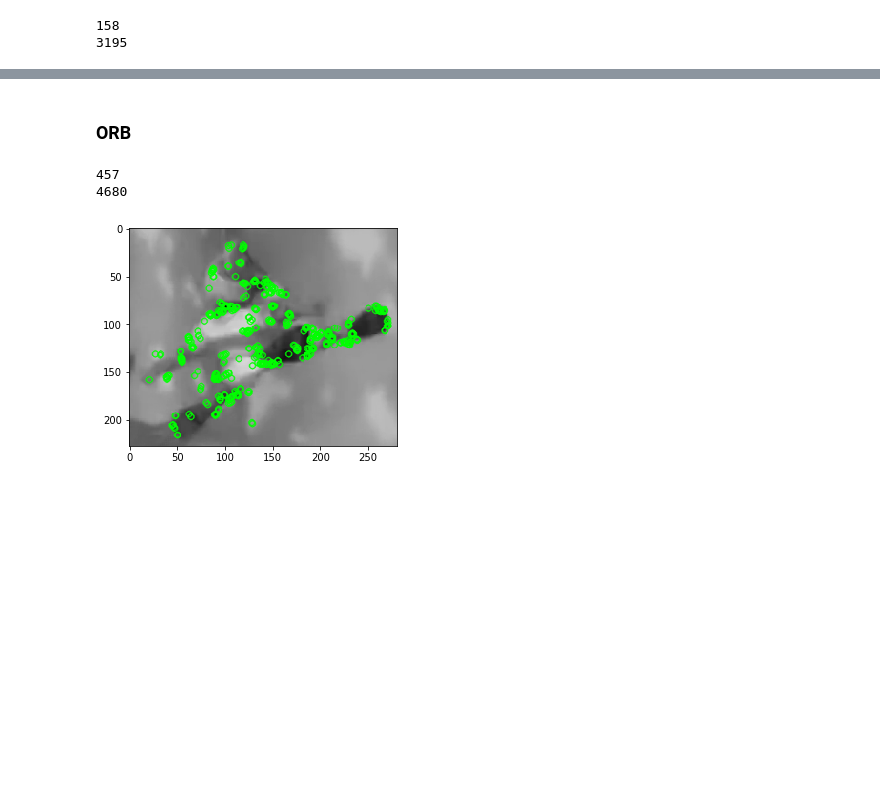
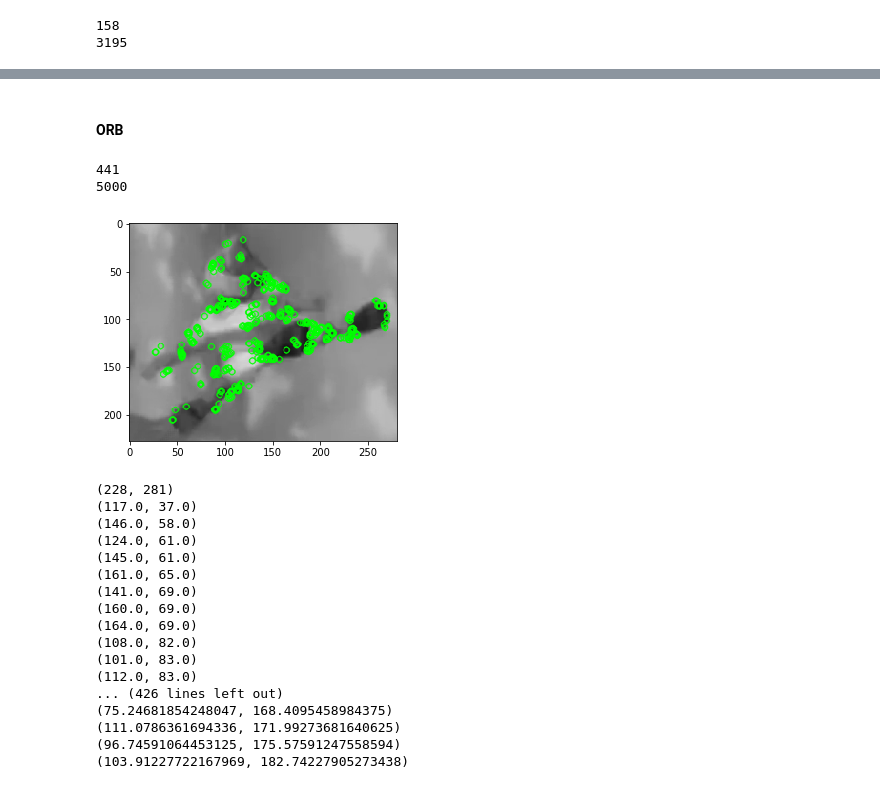
Before and after one commit to josephcappadona/automated-CV-analytics, a Jupyter notebook: src/opencv.ipynb, the cells around one changed output, grey strips where cells are left out. Cells and saved outputs as stored; diff of their text form; code cells hidden in the pictures; blank space fills up the shorter version.

```diff
--- a/src/opencv.ipynb
+++ b/src/opencv.ipynb
@@ -95,0 +123,5 @@ plt.imshow(cv2.drawKeypoints(img2, kp2_sift, None, color=(0,255,0), flags=0)); p
+# %%
+plt.imshow(cv2.drawKeypoints(img1, kp1_sift, None, color=(0,255,0), flags=0)); plt.show()
+print(img1.shape[:2])
+for kp in kp1_sift:
+    print(kp.pt)
@@ -130,7 +181,7 @@ if is_match:
 # %% [markdown]
-### ORB
+#### ORB
 # %%
-orb = cv2.ORB_create(5000, edgeThreshold=5)
+orb = cv2.ORB_create(5000, edgeThreshold=10, patchSize=10, scaleFactor=1.2, nlevels=8)
 # https://docs.opencv.org/3.4.2/db/d95/classcv_1_1ORB.html
 
 kp1_orb, des1_orb = orb.detectAndCompute(img1, None)
@@ -139,12 +190,32 @@ kp2_orb, des2_orb = orb.detectAndCompute(img2, None)
 print(len(kp1_orb))
 print(len(kp2_orb))
 # %% [output]
-457
-4680
+441
+5000
 # %%
 plt.imshow(cv2.drawKeypoints(img1, kp1_orb, None, color=(0,255,0), flags=0)); plt.show()
+print(img1.shape[:2])
+for kp in kp1_orb:
+    print(kp.pt)
 # %% [output]
-[figure, old version]
+[figure, new version]
+(228, 281)
+(117.0, 37.0)
+(146.0, 58.0)
+(124.0, 61.0)
+(145.0, 61.0)
+(161.0, 65.0)
+(141.0, 69.0)
+(160.0, 69.0)
+(164.0, 69.0)
+(108.0, 82.0)
+(101.0, 83.0)
+(112.0, 83.0)
+... (426 lines left out)
+(75.24681854248047, 168.4095458984375)
+(111.0786361694336, 171.99273681640625)
+(96.74591064453125, 175.57591247558594)
+(103.91227722167969, 182.74227905273438)
 # %%
 plt.figure(figsize=(30,30))
 plt.imshow(cv2.drawKeypoints(img2, kp2_orb, None, color=(0,255,0), flags=0)); plt.show()
```
Also changed, not shown: parts of 96 cells of this notebook, 4 other files.
